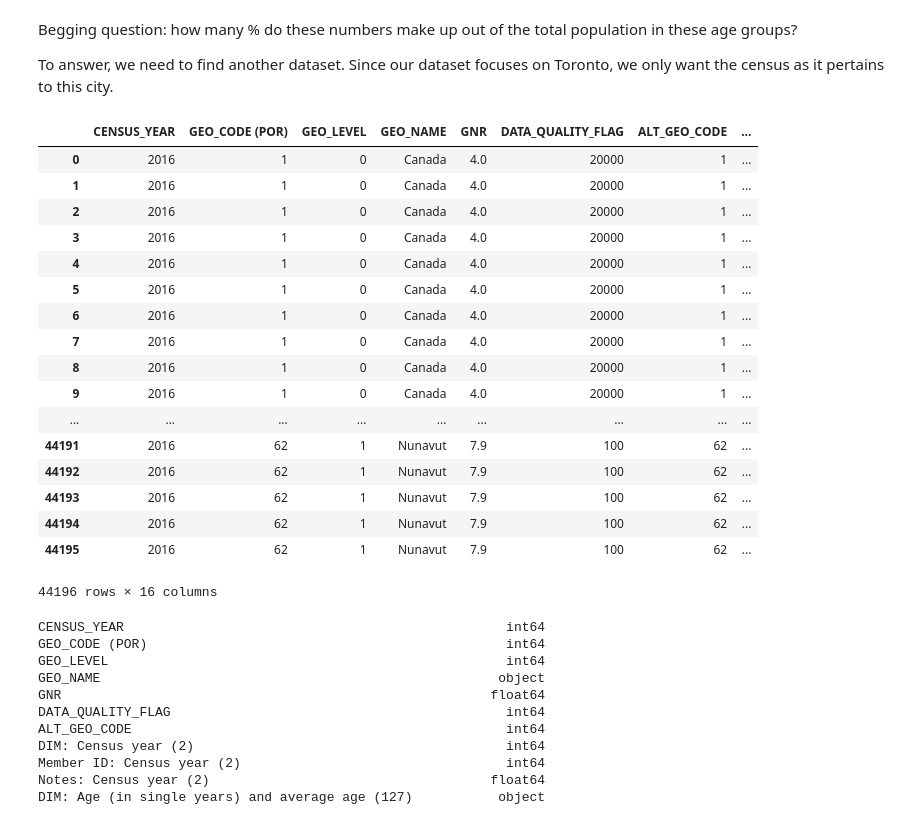
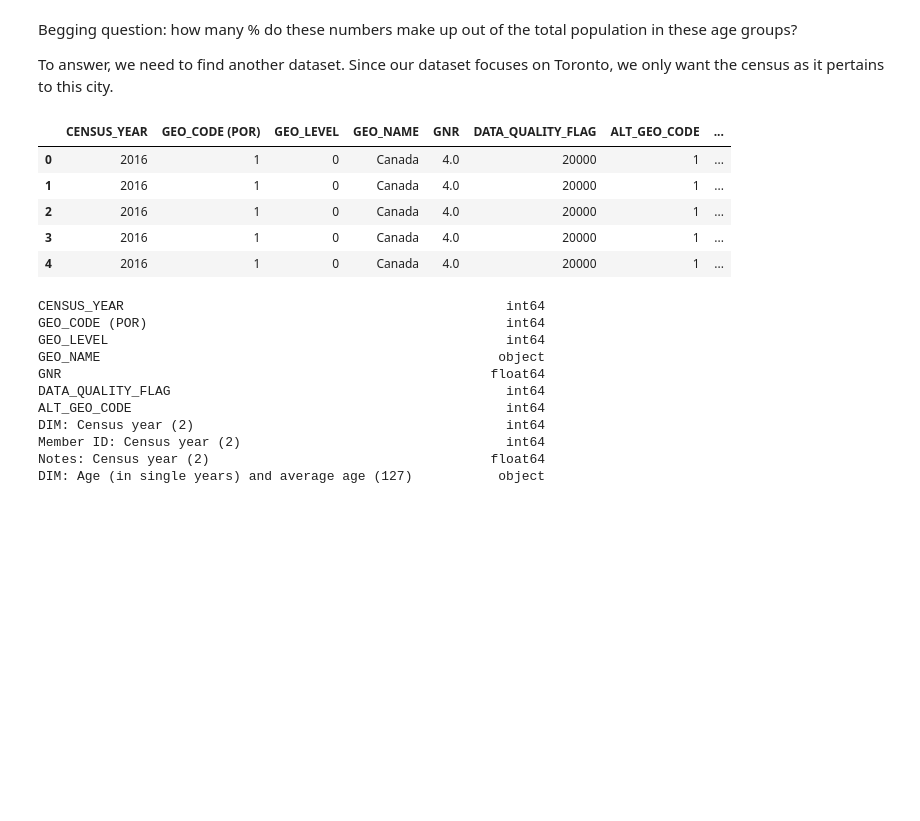
Before and after one commit to KevinRiady/COVID19-Toronto-Data-Project, a Jupyter notebook: COVID19 Toronto Data Analysis.ipynb, the cells around one changed output. Saved outputs shown, nothing was run; the diff lists cells and outputs as text; code cells hidden in the pictures; blank space fills up the shorter version.

```diff
--- a/COVID19 Toronto Data Analysis.ipynb
+++ b/COVID19 Toronto Data Analysis.ipynb
@@ -131,27 +129,15 @@ To answer, we need to find another dataset. Since our dataset focuses on Toronto
 # %%
 # Let's import the 2016 Canadian Census
 url = 'https://raw.githubusercontent.com/KevinRiady/COVID19-Toronto-Data-Project/master/Datasets/canada-census-2016.csv'
 census2016 = pds.read_csv(url)
-census2016
+census2016.head(5)
 # %% [output]
 |  | CENSUS_YEAR | GEO_CODE (POR) | GEO_LEVEL | GEO_NAME | GNR | DATA_QUALITY_FLAG | ALT_GEO_CODE | ... |
 | 0 | 2016 | 1 | 0 | Canada | 4.0 | 20000 | 1 | ... |
 | 1 | 2016 | 1 | 0 | Canada | 4.0 | 20000 | 1 | ... |
 | 2 | 2016 | 1 | 0 | Canada | 4.0 | 20000 | 1 | ... |
 | 3 | 2016 | 1 | 0 | Canada | 4.0 | 20000 | 1 | ... |
 | 4 | 2016 | 1 | 0 | Canada | 4.0 | 20000 | 1 | ... |
-| 5 | 2016 | 1 | 0 | Canada | 4.0 | 20000 | 1 | ... |
-| 6 | 2016 | 1 | 0 | Canada | 4.0 | 20000 | 1 | ... |
-| 7 | 2016 | 1 | 0 | Canada | 4.0 | 20000 | 1 | ... |
-| 8 | 2016 | 1 | 0 | Canada | 4.0 | 20000 | 1 | ... |
-| 9 | 2016 | 1 | 0 | Canada | 4.0 | 20000 | 1 | ... |
-| ... | ... | ... | ... | ... | ... | ... | ... | ... |
-| 44191 | 2016 | 62 | 1 | Nunavut | 7.9 | 100 | 62 | ... |
-| 44192 | 2016 | 62 | 1 | Nunavut | 7.9 | 100 | 62 | ... |
-| 44193 | 2016 | 62 | 1 | Nunavut | 7.9 | 100 | 62 | ... |
-| 44194 | 2016 | 62 | 1 | Nunavut | 7.9 | 100 | 62 | ... |
-| 44195 | 2016 | 62 | 1 | Nunavut | 7.9 | 100 | 62 | ... |
-44196 rows × 16 columns
 # %%
 # We only want the data for Toronto gathered in 2016 census.
 censusToronto = census2016[(census2016['GEO_NAME'] == 'Toronto') & (census2016['DIM: Census year (2)'] == 2016)]
```
Also changed, not shown: parts of 4 cells of this notebook.
